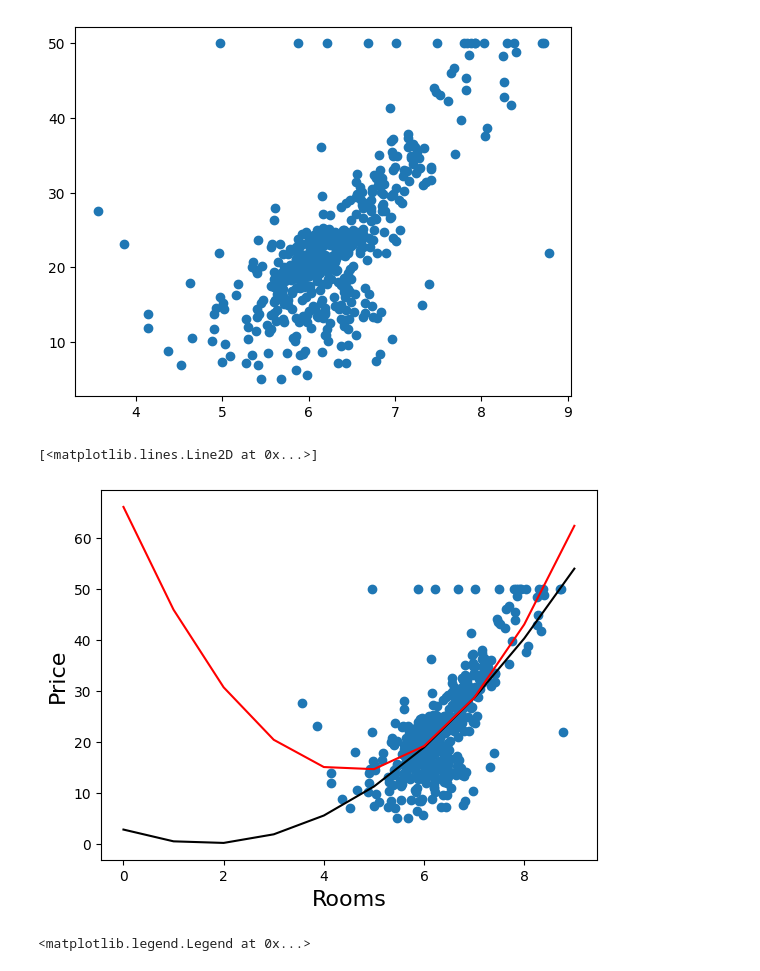
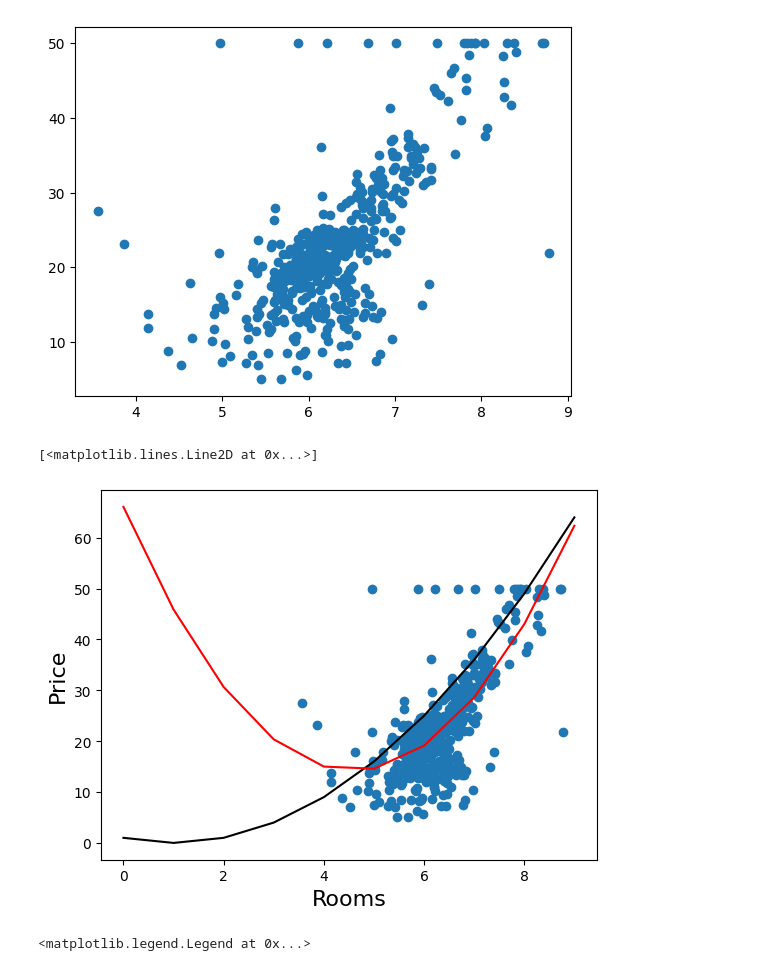
Before and after one commit to abiral-adhikari/mcsc-project, a Jupyter notebook: quatratic.ipynb, the cells around one changed output. Drawn from its saved outputs; the diff is of its cells as text; code cells hidden in the pictures.

```diff
--- a/quatratic.ipynb
+++ b/quatratic.ipynb
@@ -73,13 +73,13 @@ def soln(x):
 # %%
 plt.scatter(data2['x'],data2['y'])
 array=np.arange(0,10)
 plt.xlabel("Rooms",fontsize=16)
 plt.ylabel("Price",fontsize=16)
-plt.plot(array,np.vectorize(lambda x:((x-1.6555)**2)/1)(array),'black')
+plt.plot(array,np.vectorize(lambda x:((x-1)**2)/1)(array),'black')
 plt.plot(array,np.vectorize(soln)(array),'r')
 # %% [output]
 [<matplotlib.lines.Line2D at 0x...>]
-[figure, old version]
+[figure, new version]
 # %%
 fig=plt.figure(figsize=(15,12))
 ax=fig.add_axes([0,0,1,1])
```
Also changed, not shown: parts of 7 cells of this notebook.
